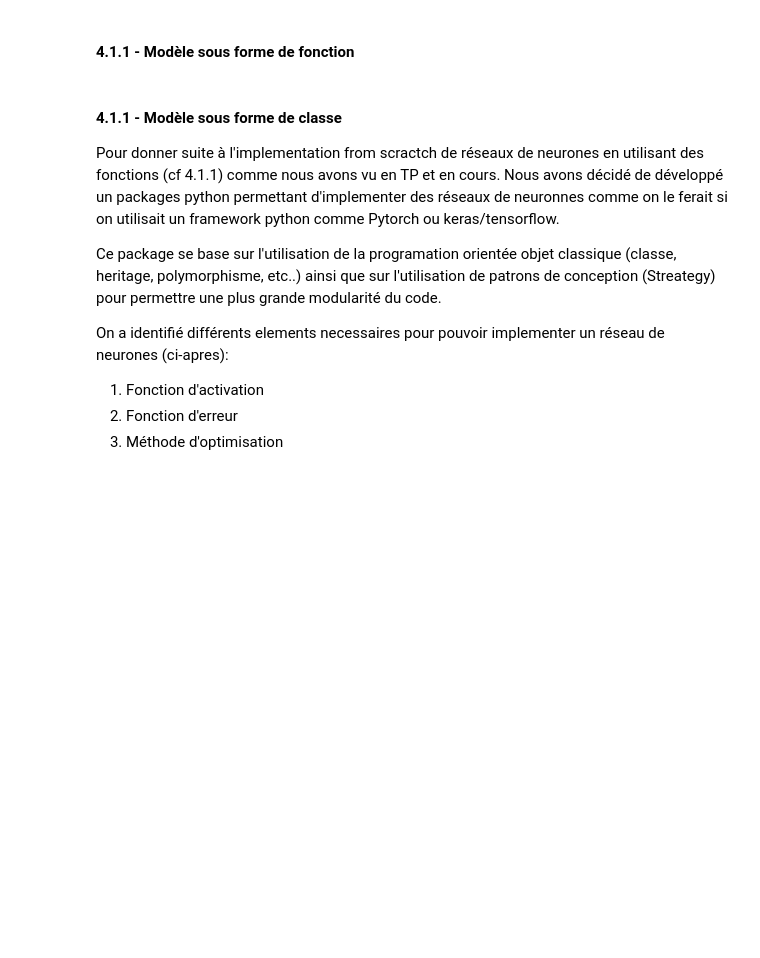
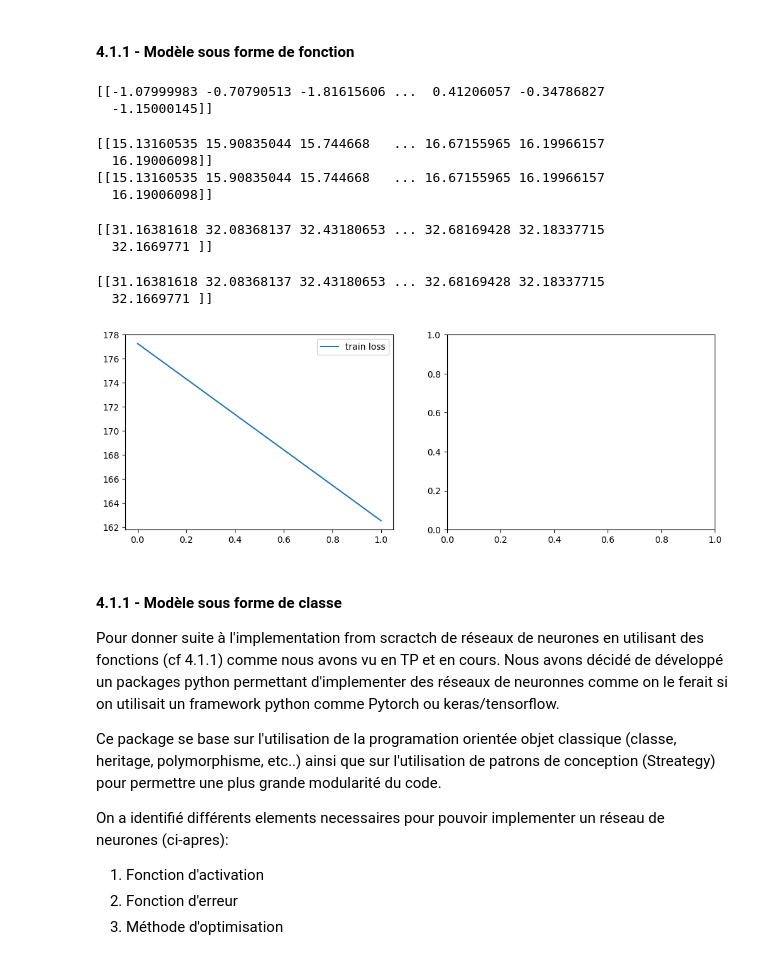
Before and after one commit to BTS-team/ia_challenge_2023, a Jupyter notebook: sy23_rapport.ipynb, the cells around one changed output. Cells and saved outputs as stored; diff of their text form; code cells hidden in the pictures; blank space fills up the shorter version.

```diff
--- a/sy23_rapport.ipynb
+++ b/sy23_rapport.ipynb
@@ -225,0 +562,20 @@ one_hot_encoding(dataset.x) # dataset.x est la matrice des features indépendant
+# %%
+def update(gradients, parametres, learning_rate):
+    C = len(parametres) // 2
+
+    for c in range(1, C + 1):
+        parametres['W' + str(c)] = parametres['W' + str(c)] - learning_rate * gradients['dW' + str(c)]
+        parametres['b' + str(c)] = parametres['b' + str(c)] - learning_rate * gradients['db' + str(c)]
+
+    return parametres
+# %%
+def predict(X, parametres):
+    activations = forward_propagation(X, parametres)
+    C = len(parametres) // 2
+    Af = activations['A' + str(C)]
+    return Af
+# %%
+def prep_data(X, y):
+    X_train_transpose = X.T
+    Y_train_transpose = y.T
+    return X_train_transpose, Y_train_transpose
@@ -226,3 +630,34 @@ one_hot_encoding(dataset.x) # dataset.x est la matrice des features indépendant
+# %%
+from datascience.model import MLModel
+class AmbreNet(MLModel):
+    def __init__(self, dataset='./dataset', features_hotels='./meta_data/features_hotels.csv'):
+        super().__init__(dataset=dataset, features_hotels=features_hotels)
+        self.parametres = None
+        #self.dataset.x = one_hot_encoding(self.dataset.x)
+        self.dataset.to_numpy()
+
+    def train(self, hidden_layers=(16,16), learning_rate=0.01):
+        self.parametres = deep_neural_network(self.dataset.x, self.dataset.y, hidden_layers=hidden_layers,
+                                              learning_rate=learning_rate,
+                                              n_iter=2)
+
+    def predict(self, x):
+        return predict(x, self.parametres)
+# %%
+model = AmbreNet()
+model.train()
+# %% [output]
+[[-1.07999983 -0.70790513 -1.81615606 ...  0.41206057 -0.34786827
+  -1.15000145]]
+[[15.13160535 15.90835044 15.744668   ... 16.67155965 16.19966157
+  16.19006098]]
+[[15.13160535 15.90835044 15.744668   ... 16.67155965 16.19966157
+  16.19006098]]
+[[31.16381618 32.08368137 32.43180653 ... 32.68169428 32.18337715
+  32.1669771 ]]
+[[31.16381618 32.08368137 32.43180653 ... 32.68169428 32.18337715
+  32.1669771 ]]
+[figure, added]
 # %% [markdown]
 #### 4.1.1 - Modèle sous forme de classe
 
```
Also changed, not shown: parts of 30 cells of this notebook.
